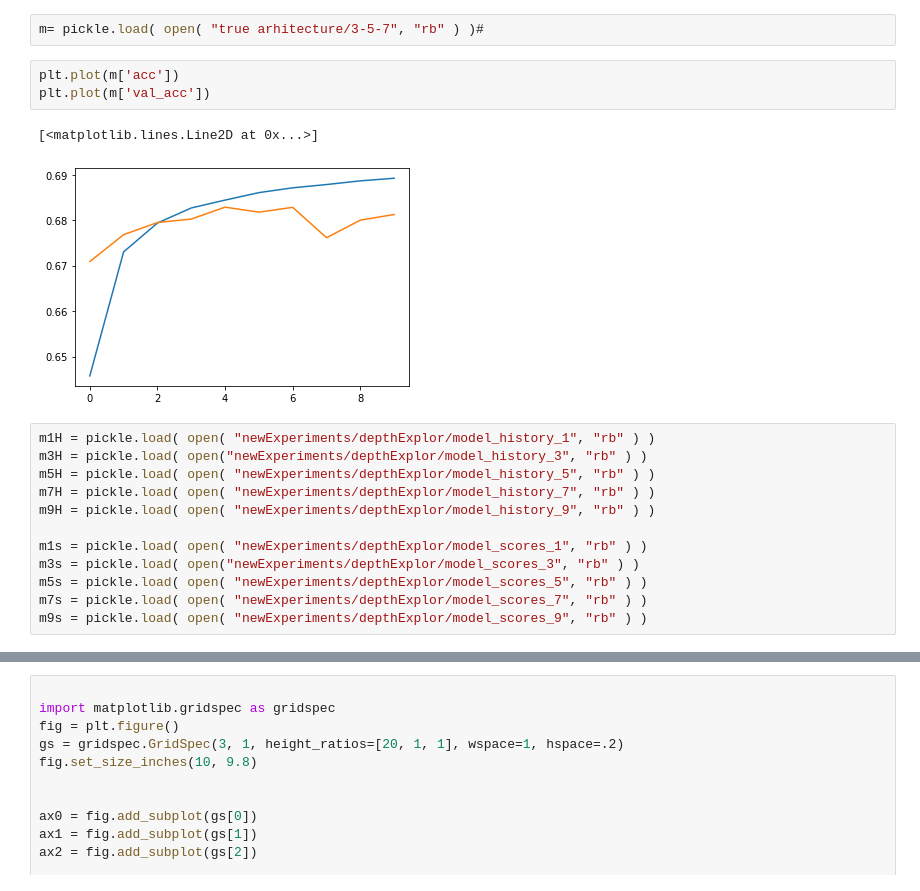
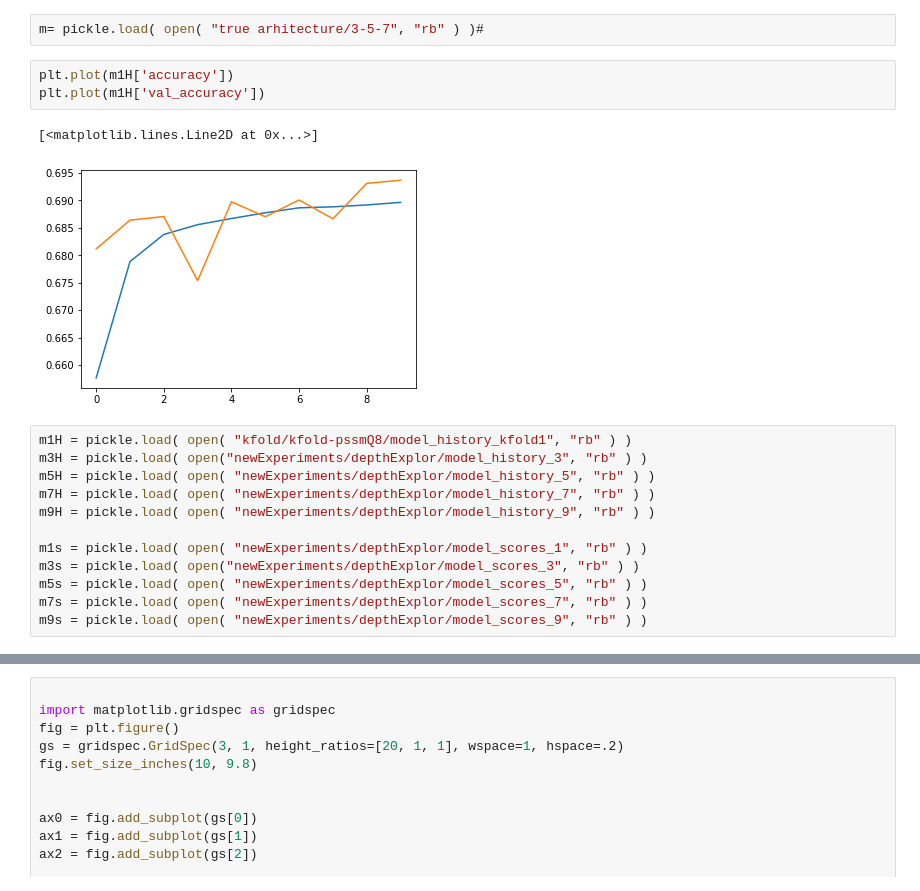
Before and after one commit to Ieremie/Protein-Secondary-Structure-Prediction, a Jupyter notebook: modelComparison.ipynb, the cells around one changed output, grey strips where cells are left out. Cells and saved outputs as stored; diff of their text form.

```diff
--- a/modelComparison.ipynb
+++ b/modelComparison.ipynb
@@ -109,13 +109,13 @@ plt.show()
 # %%
 m= pickle.load( open( "true arhitecture/3-5-7", "rb" ) )#
 # %%
-plt.plot(m['acc'])
-plt.plot(m['val_acc'])
+plt.plot(m1H['accuracy'])
+plt.plot(m1H['val_accuracy'])
 # %% [output]
 [<matplotlib.lines.Line2D at 0x...>]
-[figure, old version]
+[figure, new version]
 # %%
-m1H = pickle.load( open( "newExperiments/depthExplor/model_history_1", "rb" ) )
+m1H = pickle.load( open( "kfold/kfold-pssmQ8/model_history_kfold1", "rb" ) )
 m3H = pickle.load( open("newExperiments/depthExplor/model_history_3", "rb" ) )
 m5H = pickle.load( open( "newExperiments/depthExplor/model_history_5", "rb" ) )
 m7H = pickle.load( open( "newExperiments/depthExplor/model_history_7", "rb" ) )
```
Also changed, not shown: parts of 5 cells of this notebook, 3 other files.
